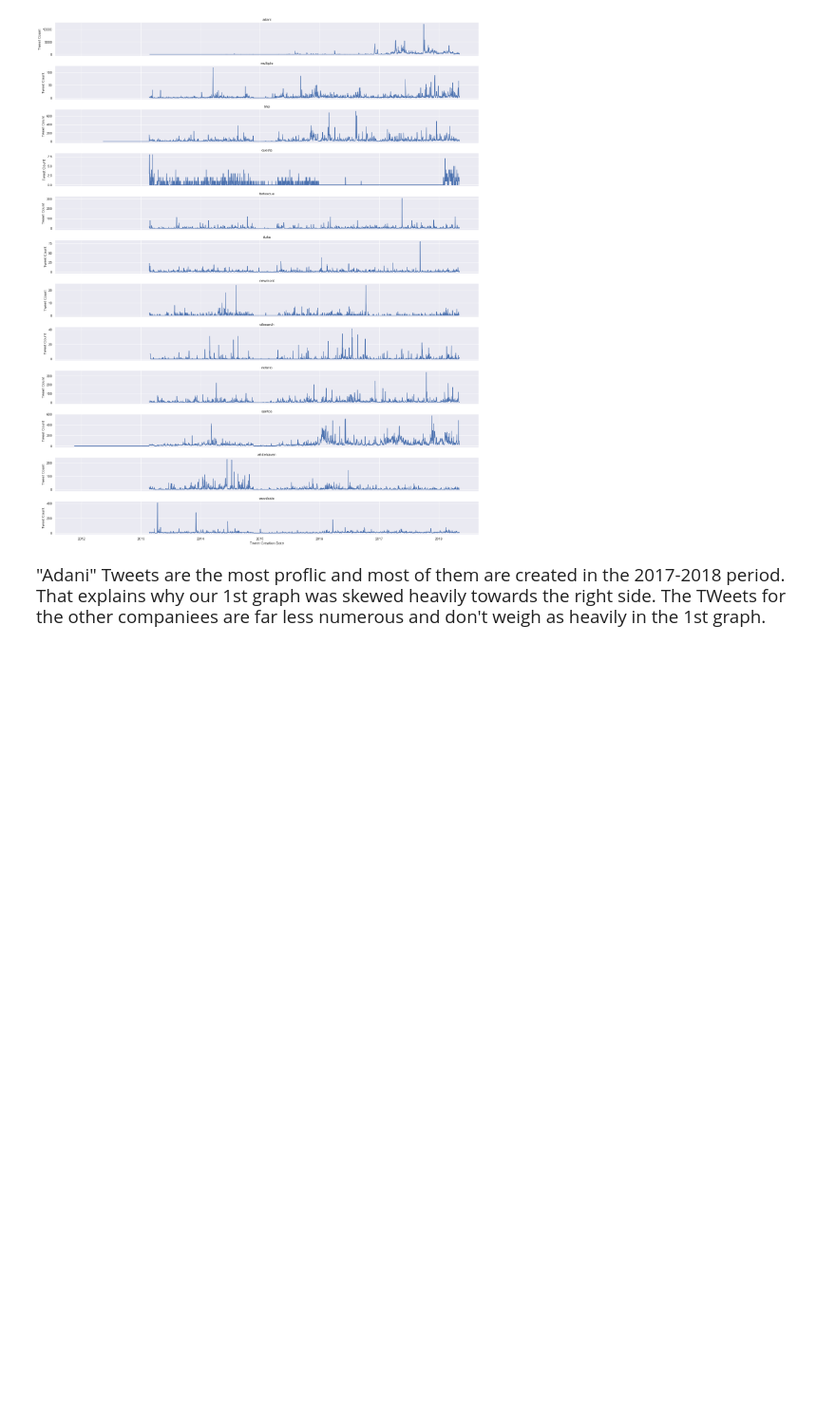
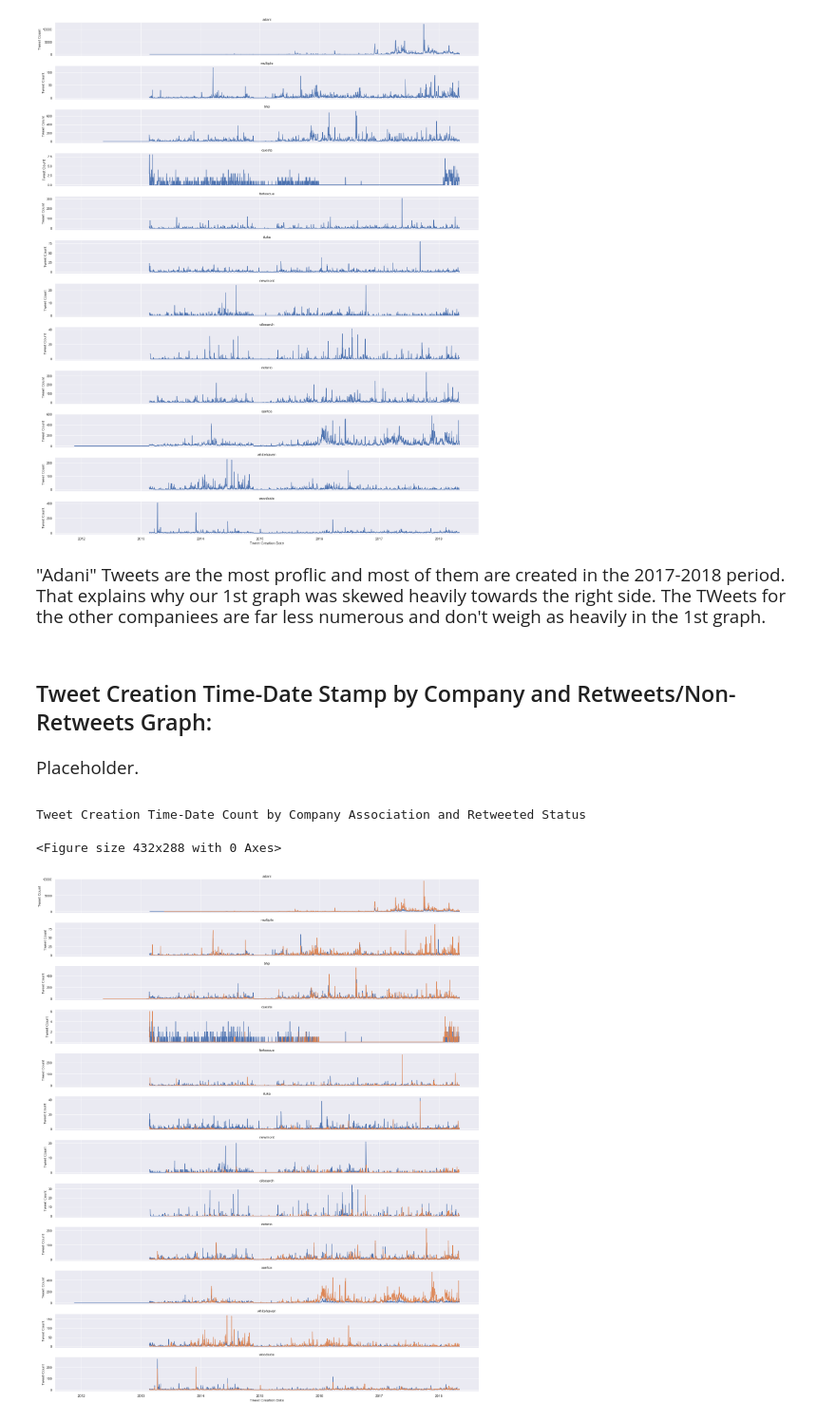
Before and after one commit to J-Jinn/Summer-Research-2019, a Jupyter notebook: jupyter-notebooks/slo-twitter-data-analysis/slo-twitter-data-analysis-time-statistics.ipynb, the cells around one changed output. Shown at 95% size. Saved outputs shown, nothing was run; the diff lists cells and outputs as text; code cells hidden in the pictures; blank space fills up the shorter version.

```diff
--- a/jupyter-notebooks/slo-twitter-data-analysis/slo-twitter-data-analysis-time-statistics.ipynb
+++ b/jupyter-notebooks/slo-twitter-data-analysis/slo-twitter-data-analysis-time-statistics.ipynb
@@ -90,3 +96,25 @@ Tweet Creation Time-Date Count by Company Association
 "Adani" Tweets are the most proflic and most of them are created in the 2017-2018 period.  That explains why our 1st graph was skewed heavily towards the right side.  The TWeets for the other companiees are far less numerous and don't weigh as heavily in the 1st graph.<br>
 
 </span>
+# %% [markdown]
+## Tweet Creation Time-Date Stamp by Company and Retweets/Non-Retweets Graph:
+# %% [markdown]
+<span style="font-family:Papyrus; font-size:1.25em;">
+
+Placeholder.
+
+</span>
+# %%
+    plt.figure()
+    print("Tweet Creation Time-Date Count by Company Association and Retweeted Status")
+    grid = sns.FacetGrid(tweet_dataframe[['retweeted_derived', 'tweet_created_at', 'company_derived_designation']],
+                         row='company_derived_designation', size=2, aspect=10, sharey=False)
+    grid.map_dataframe(tweet_util_v2.ts_plot_2, 'tweet_created_at')
+    grid.set_titles('{row_name}')
+    grid.set_xlabels("Tweet Creation Date")
+    grid.set_ylabels("Tweet Count")
+    plt.show()
+# %% [output]
+Tweet Creation Time-Date Count by Company Association and Retweeted Status
+<Figure size 432x288 with 0 Axes>
+[figure, added]
```
Also changed, not shown: parts of 6 cells of this notebook, 14 other files.
